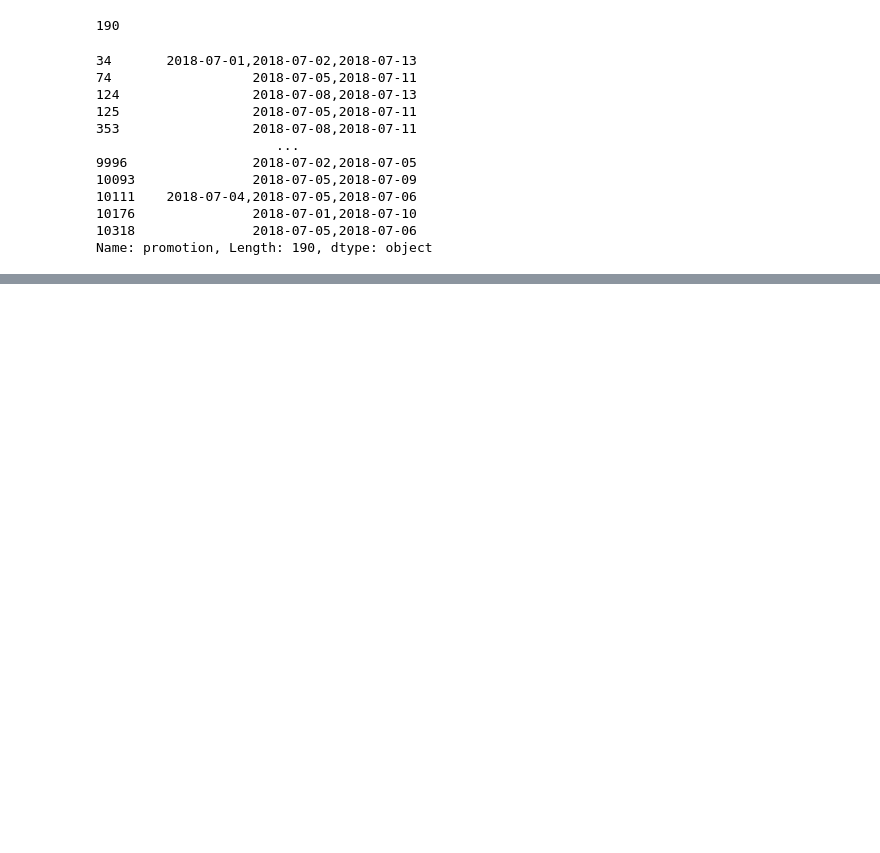
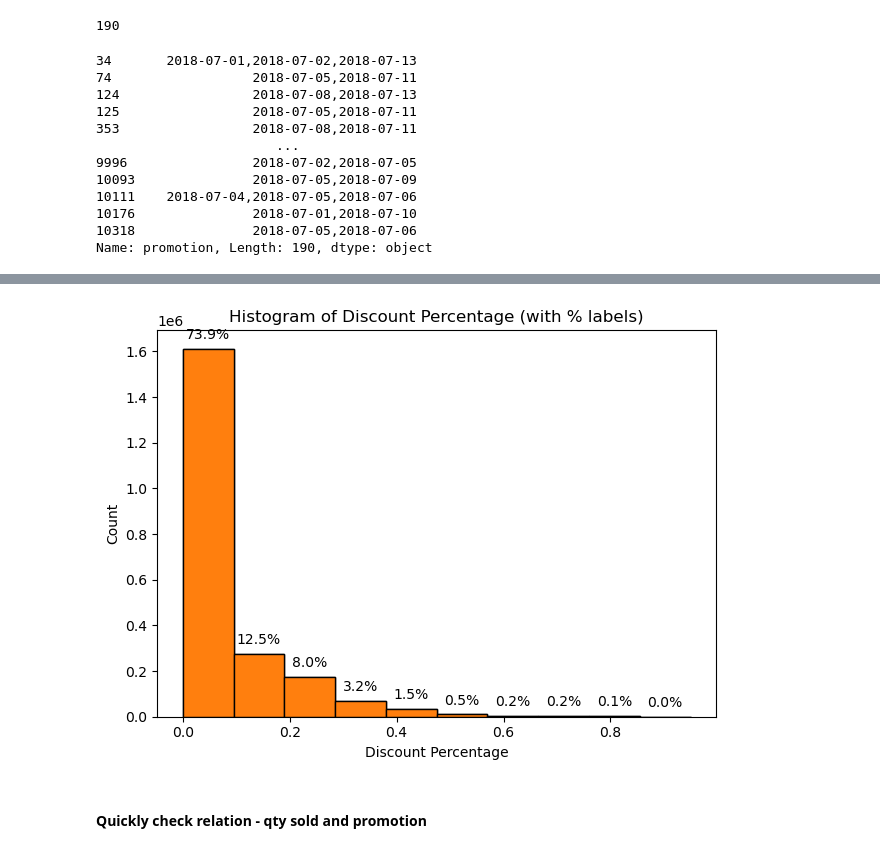
Before and after one commit to damyantilev/case-automated-inventory-management-execution, a Jupyter notebook: inventory_managemet_project.ipynb, the cells around one changed output, grey strips where cells are left out. Drawn from its saved outputs; the diff is of its cells as text; code cells hidden in the pictures; blank space fills up the shorter version.

```diff
--- a/inventory_managemet_project.ipynb
+++ b/inventory_managemet_project.ipynb
@@ -39,0 +187,27 @@ Name: promotion, Length: 190, dtype: object
+# %%
+# Total number of observations
+total = len(df_orders["discountPerc"].dropna())
+
+# Plot the histogram as density (normalized)
+ax = df_orders["discountPerc"].plot(kind="hist", bins=10, edgecolor='black', density=False)
+
+# Get the actual bin heights (counts) to calculate percentages
+counts, bins, patches = plt.hist(df_orders["discountPerc"].dropna(), bins=10, edgecolor='black')
+
+# Annotate bars with percentage labels
+for count, patch in zip(counts, patches):
+    percentage = 100 * count / total
+    if count > 0:
+        plt.annotate(f'{percentage:.1f}%',
+                     xy=(patch.get_x() + patch.get_width() / 2, count),
+                     xytext=(0, 5),
+                     textcoords="offset points",
+                     ha='center', va='bottom')
+
+plt.xlabel("Discount Percentage")
+plt.ylabel("Count")
+plt.title("Histogram of Discount Percentage (with % labels)")
+plt.tight_layout()
+plt.show()
+# %% [output]
+[figure, added]
@@ -39,0 +251,2 @@ Name: promotion, Length: 190, dtype: object
+# %% [markdown]
+#### Quickly check relation - qty sold and promotion
```
Also changed, not shown: parts of 26 cells of this notebook, 3 other files.
